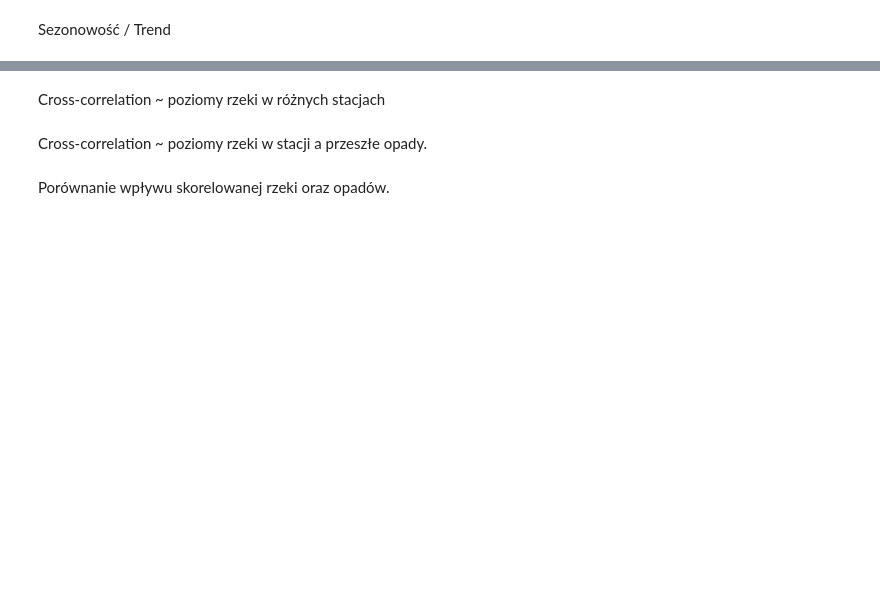
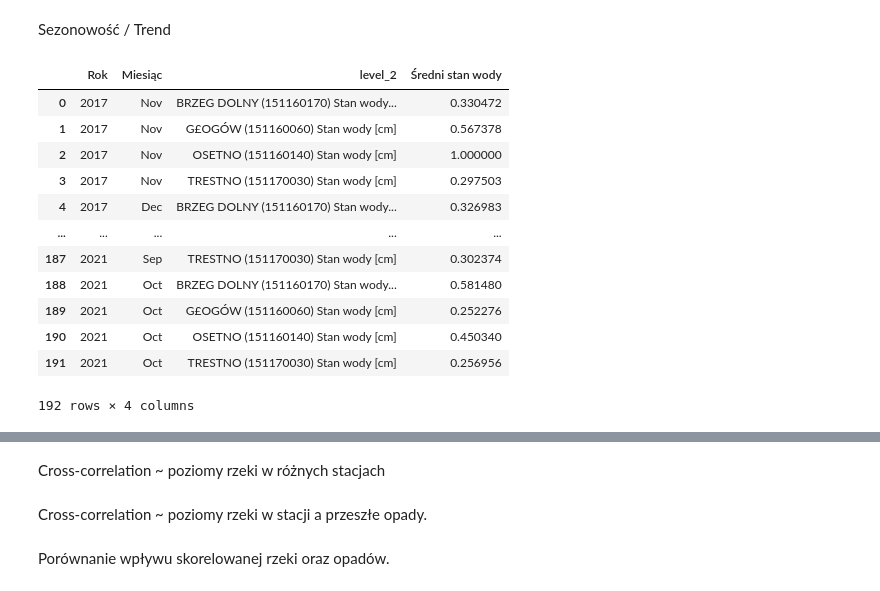
Before and after one commit to it4datascience/CuValley-Batmaja, a Jupyter notebook: expl_data_analysis/EDA.ipynb, the cells around one changed output, grey strips where cells are left out. Saved outputs shown, nothing was run; the diff lists cells and outputs as text; code cells hidden in the pictures; blank space fills up the shorter version.

```diff
--- a/expl_data_analysis/EDA.ipynb
+++ b/expl_data_analysis/EDA.ipynb
@@ -124,2 +212,26 @@ How the river level changes in the following years.
 # %% [markdown]
 Sezonowość / Trend
+# %%
+dataset_years_monthly_normalized_combined = dataset_years_monthly_normalized.copy()
+dataset_years_monthly_normalized_combined.set_index(['Rok', 'Miesiąc'], inplace=True)
+dataset_years_monthly_normalized_combined = dataset_years_monthly_normalized_combined[
+                                                        dataset_years_monthly_normalized.filter(regex=("Stan wody")).columns]
+dataset_years_monthly_normalized_combined = dataset_years_monthly_normalized_combined.stack().to_frame()
+dataset_years_monthly_normalized_combined.rename({0: 'Średni stan wody'}, axis=1, inplace=True)
+dataset_years_monthly_normalized_combined.reset_index(inplace=True)
+
+dataset_years_monthly_normalized_combined
+# %% [output]
+|  | Rok | Miesiąc | level_2 | Średni stan wody |
+| 0 | 2017 | Nov | BRZEG DOLNY (151160170) Stan wody... | 0.330472 |
+| 1 | 2017 | Nov | G£OGÓW (151160060) Stan wody [cm] | 0.567378 |
+| 2 | 2017 | Nov | OSETNO (151160140) Stan wody [cm] | 1.000000 |
+| 3 | 2017 | Nov | TRESTNO (151170030) Stan wody [cm] | 0.297503 |
+| 4 | 2017 | Dec | BRZEG DOLNY (151160170) Stan wody... | 0.326983 |
+| ... | ... | ... | ... | ... |
+| 187 | 2021 | Sep | TRESTNO (151170030) Stan wody [cm] | 0.302374 |
+| 188 | 2021 | Oct | BRZEG DOLNY (151160170) Stan wody... | 0.581480 |
+| 189 | 2021 | Oct | G£OGÓW (151160060) Stan wody [cm] | 0.252276 |
+| 190 | 2021 | Oct | OSETNO (151160140) Stan wody [cm] | 0.450340 |
+| 191 | 2021 | Oct | TRESTNO (151170030) Stan wody [cm] | 0.256956 |
+192 rows × 4 columns
```
Also changed, not shown: parts of 15 cells of this notebook.
